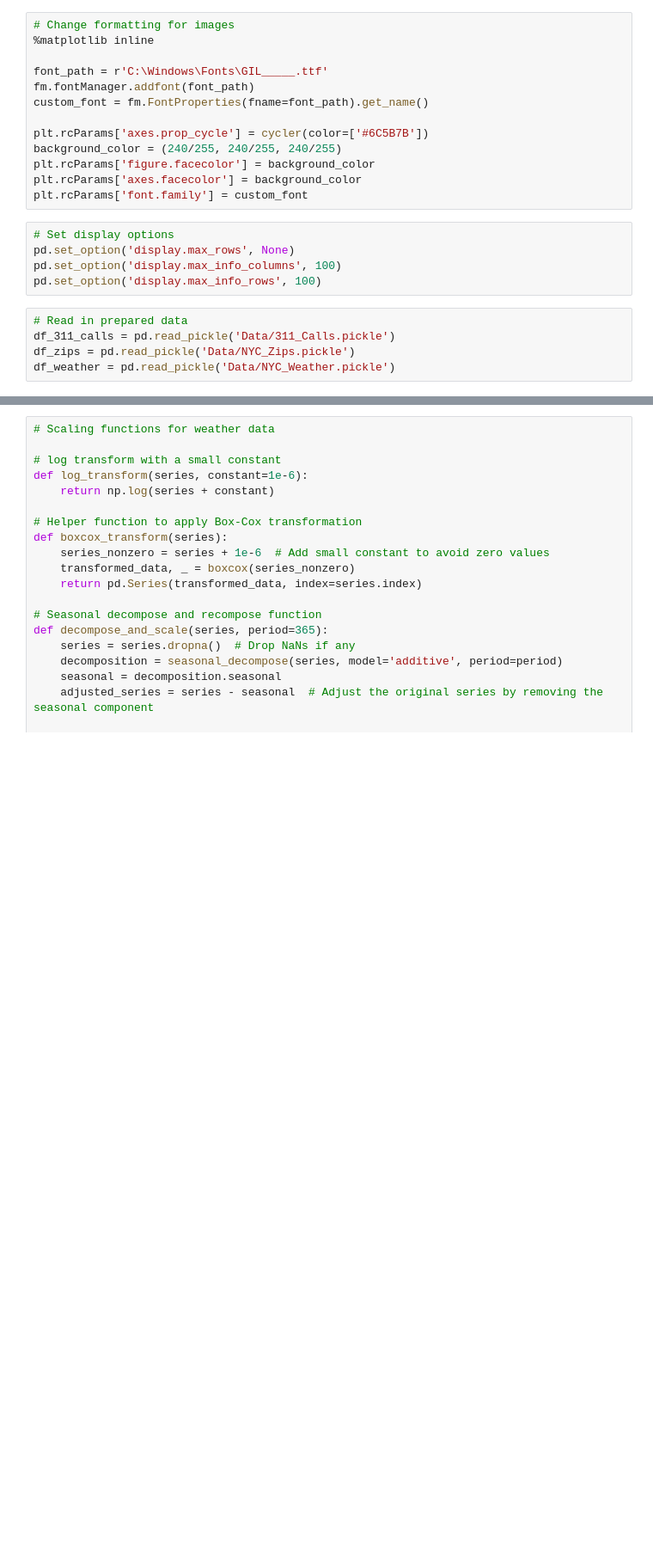
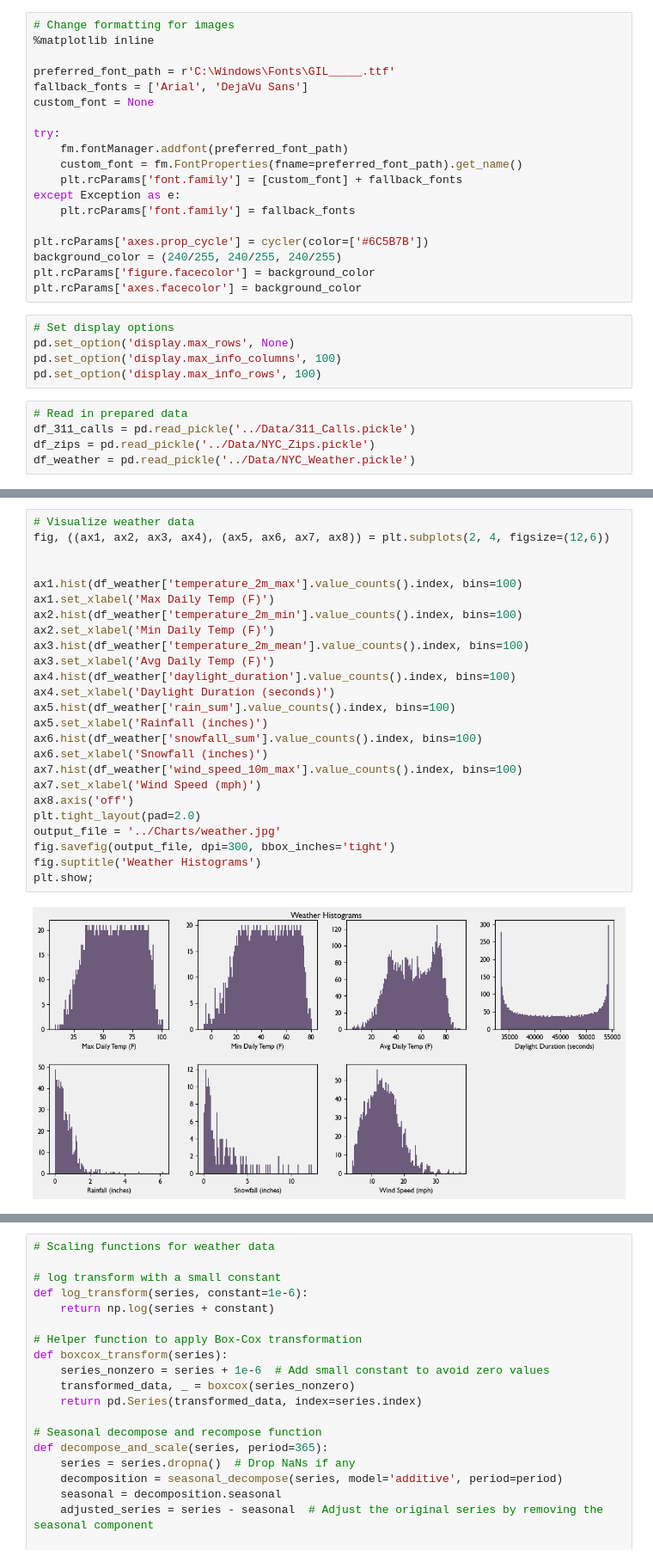
Before and after one commit to rjlatail/NYC_311_Forecasting, a Jupyter notebook: notebooks/EDA.ipynb, the cells around one changed output, grey strips where cells are left out. Shown at 86% size. Saved outputs shown, nothing was run; the diff lists cells and outputs as text; blank space fills up the shorter version.

```diff
--- a/notebooks/EDA.ipynb
+++ b/notebooks/EDA.ipynb
@@ -45,15 +39,21 @@ from tensorflow.keras.regularizers import l2
 # Change formatting for images
 %matplotlib inline
 
-font_path = r'C:\Windows\Fonts\GIL_____.ttf'
-fm.fontManager.addfont(font_path)
-custom_font = fm.FontProperties(fname=font_path).get_name()
+preferred_font_path = r'C:\Windows\Fonts\GIL_____.ttf'
+fallback_fonts = ['Arial', 'DejaVu Sans']
+custom_font = None
+
+try:
+    fm.fontManager.addfont(preferred_font_path)
+    custom_font = fm.FontProperties(fname=preferred_font_path).get_name()
+    plt.rcParams['font.family'] = [custom_font] + fallback_fonts
+except Exception as e:
+    plt.rcParams['font.family'] = fallback_fonts
 
 plt.rcParams['axes.prop_cycle'] = cycler(color=['#6C5B7B'])
 background_color = (240/255, 240/255, 240/255)
 plt.rcParams['figure.facecolor'] = background_color
 plt.rcParams['axes.facecolor'] = background_color
-plt.rcParams['font.family'] = custom_font
 # %%
 # Set display options
 pd.set_option('display.max_rows', None)
@@ -61,6 +61,6 @@ pd.set_option('display.max_info_columns', 100)
 pd.set_option('display.max_info_rows', 100)
 # %%
 # Read in prepared data
-df_311_calls = pd.read_pickle('Data/311_Calls.pickle')
-df_zips = pd.read_pickle('Data/NYC_Zips.pickle')
-df_weather = pd.read_pickle('Data/NYC_Weather.pickle')
+df_311_calls = pd.read_pickle('../Data/311_Calls.pickle')
+df_zips = pd.read_pickle('../Data/NYC_Zips.pickle')
+df_weather = pd.read_pickle('../Data/NYC_Weather.pickle')
@@ -88,0 +67,27 @@ Freq: W-SUN, dtype: int64
+# %%
+# Visualize weather data
+fig, ((ax1, ax2, ax3, ax4), (ax5, ax6, ax7, ax8)) = plt.subplots(2, 4, figsize=(12,6))
+
+
+ax1.hist(df_weather['temperature_2m_max'].value_counts().index, bins=100)
+ax1.set_xlabel('Max Daily Temp (F)')
+ax2.hist(df_weather['temperature_2m_min'].value_counts().index, bins=100)
+ax2.set_xlabel('Min Daily Temp (F)')
+ax3.hist(df_weather['temperature_2m_mean'].value_counts().index, bins=100)
+ax3.set_xlabel('Avg Daily Temp (F)')
+ax4.hist(df_weather['daylight_duration'].value_counts().index, bins=100)
+ax4.set_xlabel('Daylight Duration (seconds)')
+ax5.hist(df_weather['rain_sum'].value_counts().index, bins=100)
+ax5.set_xlabel('Rainfall (inches)')
+ax6.hist(df_weather['snowfall_sum'].value_counts().index, bins=100)
+ax6.set_xlabel('Snowfall (inches)')
+ax7.hist(df_weather['wind_speed_10m_max'].value_counts().index, bins=100)
+ax7.set_xlabel('Wind Speed (mph)')
+ax8.axis('off')
+plt.tight_layout(pad=2.0)
+output_file = '../Charts/weather.jpg'
+fig.savefig(output_file, dpi=300, bbox_inches='tight')
+fig.suptitle('Weather Histograms')
+plt.show;
+# %% [output]
+[figure, added]
```
Also changed, not shown: parts of 10 cells of this notebook.
